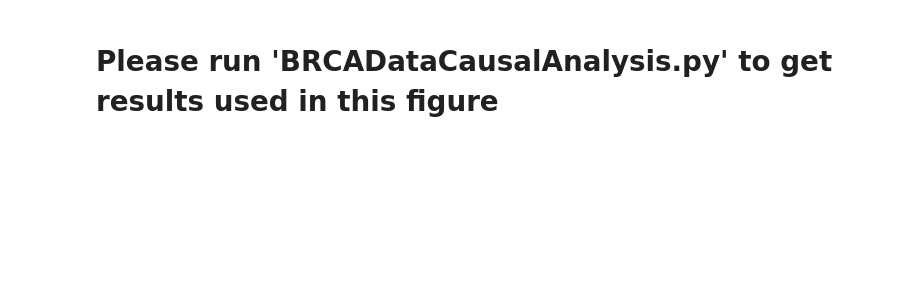
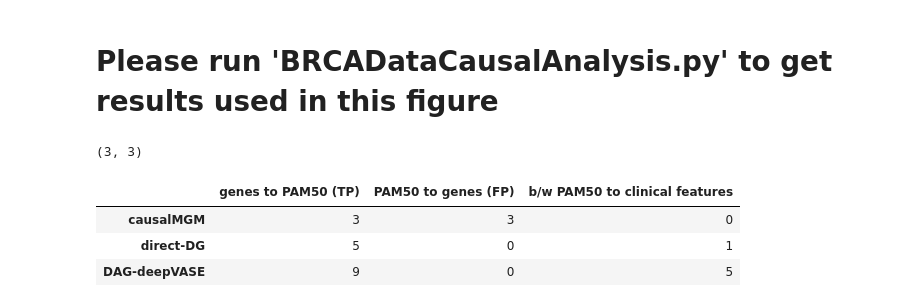
Before and after one commit to ZhenjiangFan/DAG-deepVASE, a Jupyter notebook: Figures/Fig5.B.ipynb, the cells around one changed output. Cells and saved outputs as stored; diff of their text form; code cells hidden in the pictures; blank space fills up the shorter version.

```diff
--- a/Figures/Fig5.B.ipynb
+++ b/Figures/Fig5.B.ipynb
@@ -1,2 +1,17 @@
-# %% [markdown]
-# Please run 'BRCADataCausalAnalysis.py' to get results used in this figure
+# %% [markdown]
+# Please run 'BRCADataCausalAnalysis.py' to get results used in this figure
+# %%
+import matplotlib
+import matplotlib.pyplot as plt
+import numpy as np
+import pandas as pd
+
+validAssociations = pd.read_csv('Number of validated associations to PAM50.csv',index_col=0).T;
+print(validAssociations.shape);
+validAssociations
+# %% [output]
+(3, 3)
+|  | genes to PAM50 (TP) | PAM50 to genes (FP) | b/w PAM50 to clinical features |
+| causalMGM | 3 | 3 | 0 |
+| direct-DG | 5 | 0 | 1 |
+| DAG-deepVASE | 9 | 0 | 5 |
```
Also changed, not shown: parts of 2 cells of this notebook, 4 other files.
